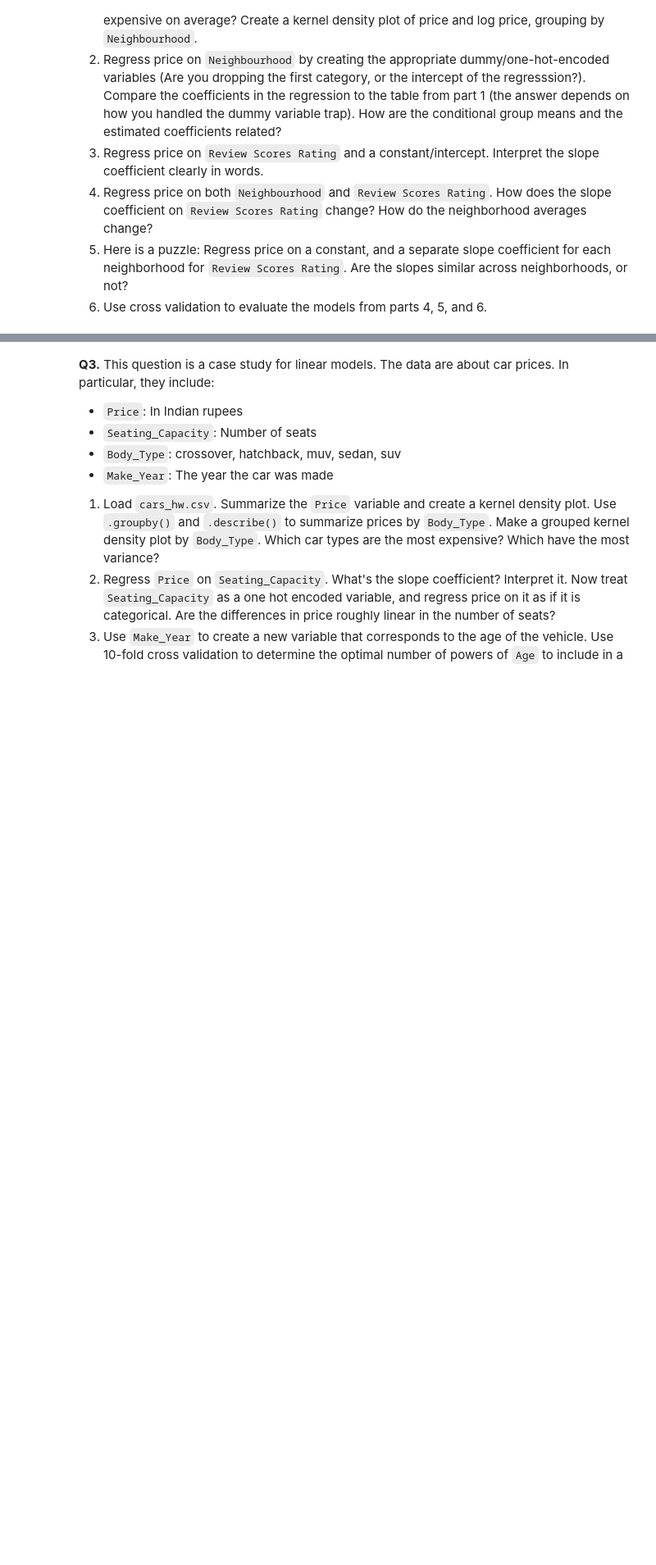
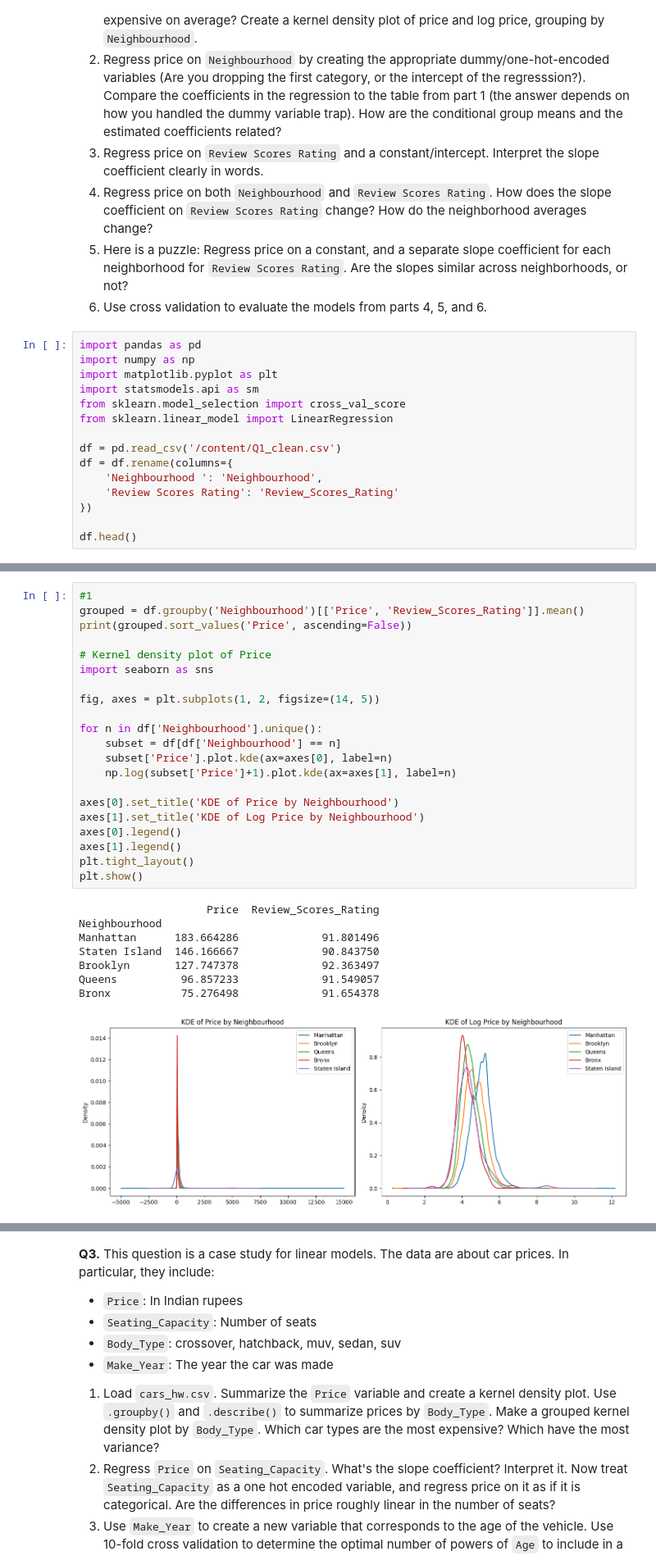
Before and after one commit to lydialeelee/undergrad_ml_assignments, a Jupyter notebook: 03_assignment_linear_models.ipynb, the cells around one changed output, grey strips where cells are left out. Shown at 82% size. Cells and saved outputs as stored; diff of their text form; blank space fills up the shorter version.

```diff
--- a/03_assignment_linear_models.ipynb
+++ b/03_assignment_linear_models.ipynb
@@ -51,3 +51,18 @@ k-fold cross validation is more difficult. The data is divided into k equal fold
 4. Regress price on both `Neighbourhood` and `Review Scores Rating`. How does the slope coefficient on `Review Scores Rating` change? How do the neighborhood averages change?
 5. Here is a puzzle: Regress price on a constant, and a separate slope coefficient for each neighborhood for `Review Scores Rating`. Are the slopes similar across neighborhoods, or not?
 6. Use cross validation to evaluate the models from parts 4, 5, and 6.
+# %%
+import pandas as pd
+import numpy as np
+import matplotlib.pyplot as plt
+import statsmodels.api as sm
+from sklearn.model_selection import cross_val_score
+from sklearn.linear_model import LinearRegression
+
+df = pd.read_csv('/content/Q1_clean.csv')
+df = df.rename(columns={
+    'Neighbourhood ': 'Neighbourhood',
+    'Review Scores Rating': 'Review_Scores_Rating'
+})
+
+df.head()
@@ -53,0 +76,30 @@ k-fold cross validation is more difficult. The data is divided into k equal fold
+# %%
+#1
+grouped = df.groupby('Neighbourhood')[['Price', 'Review_Scores_Rating']].mean()
+print(grouped.sort_values('Price', ascending=False))
+
+# Kernel density plot of Price
+import seaborn as sns
+
+fig, axes = plt.subplots(1, 2, figsize=(14, 5))
+
+for n in df['Neighbourhood'].unique():
+    subset = df[df['Neighbourhood'] == n]
+    subset['Price'].plot.kde(ax=axes[0], label=n)
+    np.log(subset['Price']+1).plot.kde(ax=axes[1], label=n)
+
+axes[0].set_title('KDE of Price by Neighbourhood')
+axes[1].set_title('KDE of Log Price by Neighbourhood')
+axes[0].legend()
+axes[1].legend()
+plt.tight_layout()
+plt.show()
+# %% [output]
+                    Price  Review_Scores_Rating
+Neighbourhood
+Manhattan      183.664286             91.801496
+Staten Island  146.166667             90.843750
+Brooklyn       127.747378             92.363497
+Queens          96.857233             91.549057
+Bronx           75.276498             91.654378
+[figure, added]
```
Also changed, not shown: parts of 6 cells of this notebook.
